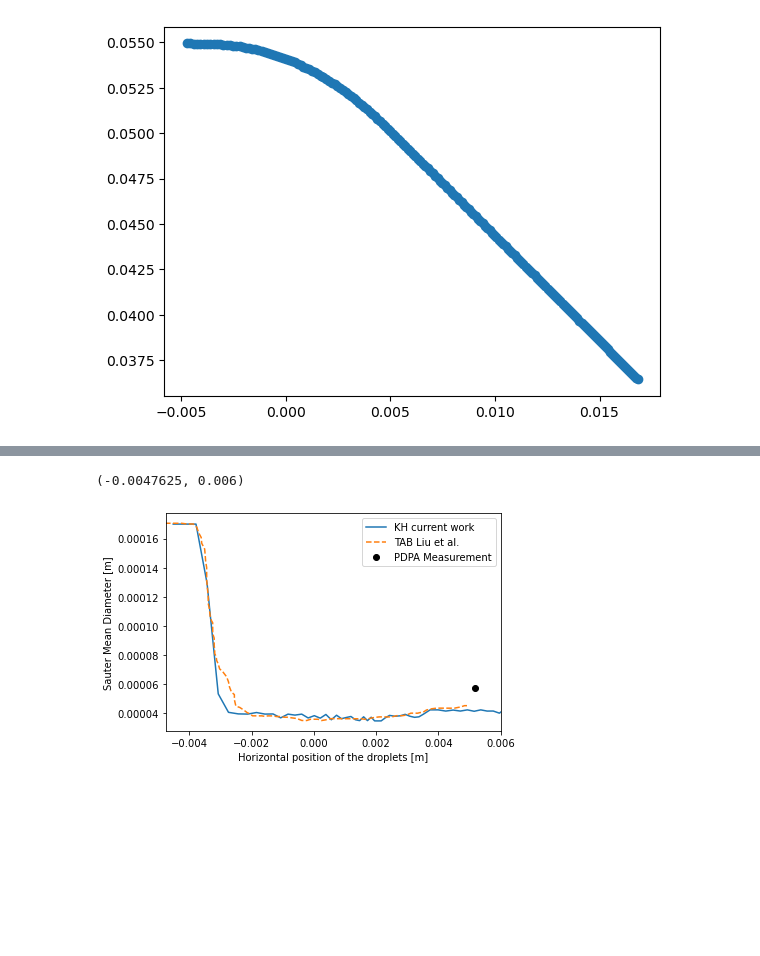
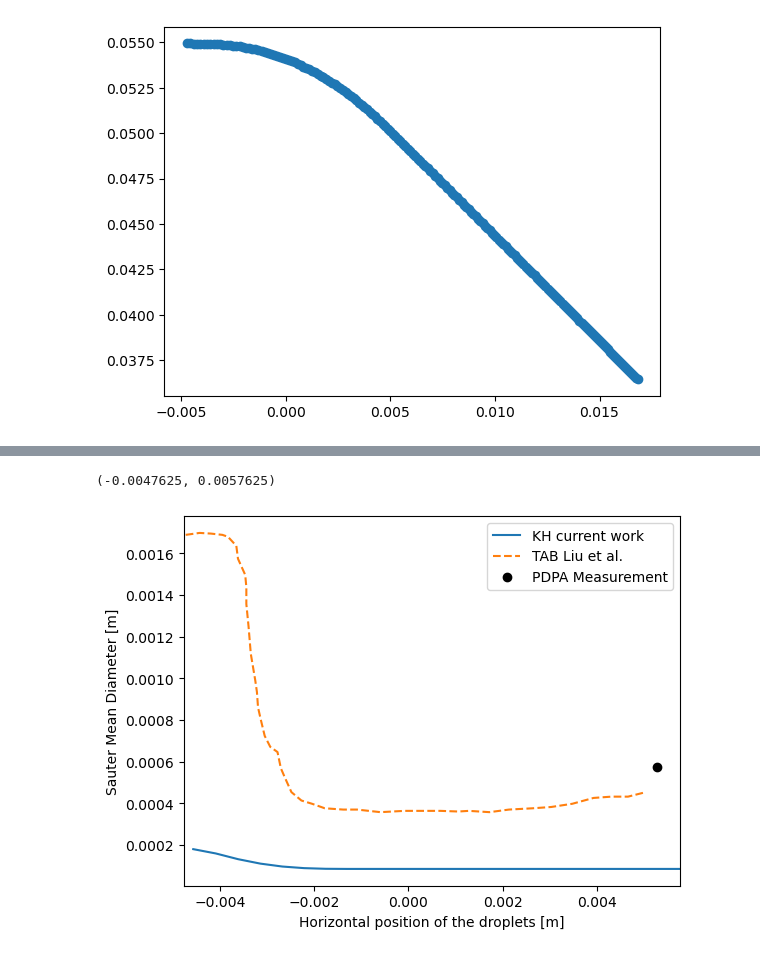
Before and after one commit to hamedeo/gasAtomizer, a Jupyter notebook: run/secondary_breakup/secondaryBreakupBenz/BenzResults/postproccesing.ipynb, the cells around one changed output, grey strips where cells are left out. Cells and saved outputs as stored; diff of their text form; code cells hidden in the pictures; blank space fills up the shorter version.

```diff
--- a/run/secondary_breakup/secondaryBreakupBenz/BenzResults/postproccesing.ipynb
+++ b/run/secondary_breakup/secondaryBreakupBenz/BenzResults/postproccesing.ipynb
@@ -206,15 +206,15 @@ plt.xlim(-0.0047625,0.006)
 # %%
 plt.plot(c_avgx,d32, label='KH current work')
-plt.plot(TAB_Case3.iloc[:,0]/1e3-0.0047625,TAB_Case3.iloc[:,1]/1e6, '--', label='TAB Liu et al.')
-# plt.plot(KH_Case3.iloc[:,0]/1e3-0.0047625,KH_Case3.iloc[:,1]/1e6, '--', label='Wave Liu et al.')
-plt.plot(PDPA_Case3.iloc[:,0]/1e3-0.0047625,PDPA_Case3.iloc[:,1]/1e6, 'ko', label='PDPA Measurement')
+plt.plot(TAB_Case3.iloc[:,0]-0.0007625,TAB_Case3.iloc[:,1], '--', label='TAB Liu et al.')
+# plt.plot(KH_Case3.iloc[:,0]-0.0007625,KH_Case3.iloc[:,1], '--', label='Wave Liu et al.')
+plt.plot(PDPA_Case3.iloc[:,0]-0.0007625,PDPA_Case3.iloc[:,1], 'ko', label='PDPA Measurement')
 plt.legend()
 plt.xlabel('Horizontal position of the droplets [m]')
 plt.ylabel('Sauter Mean Diameter [m]')
-plt.xlim(-0.0047625,0.006)
+plt.xlim(-0.0047625,0.0057625)
 # %% [output]
-(-0.0047625, 0.006)
+(-0.0047625, 0.0057625)
-[figure, old version]
+[figure, new version]
 # %%
 # plt.plot(c_avgx,d_avg, label='KH current work')
 plt.plot(c_sorted[:,0],c_sorted[:,2],label='KH current work')
```
Also changed, not shown: parts of 8 cells of this notebook, 3 other files.
